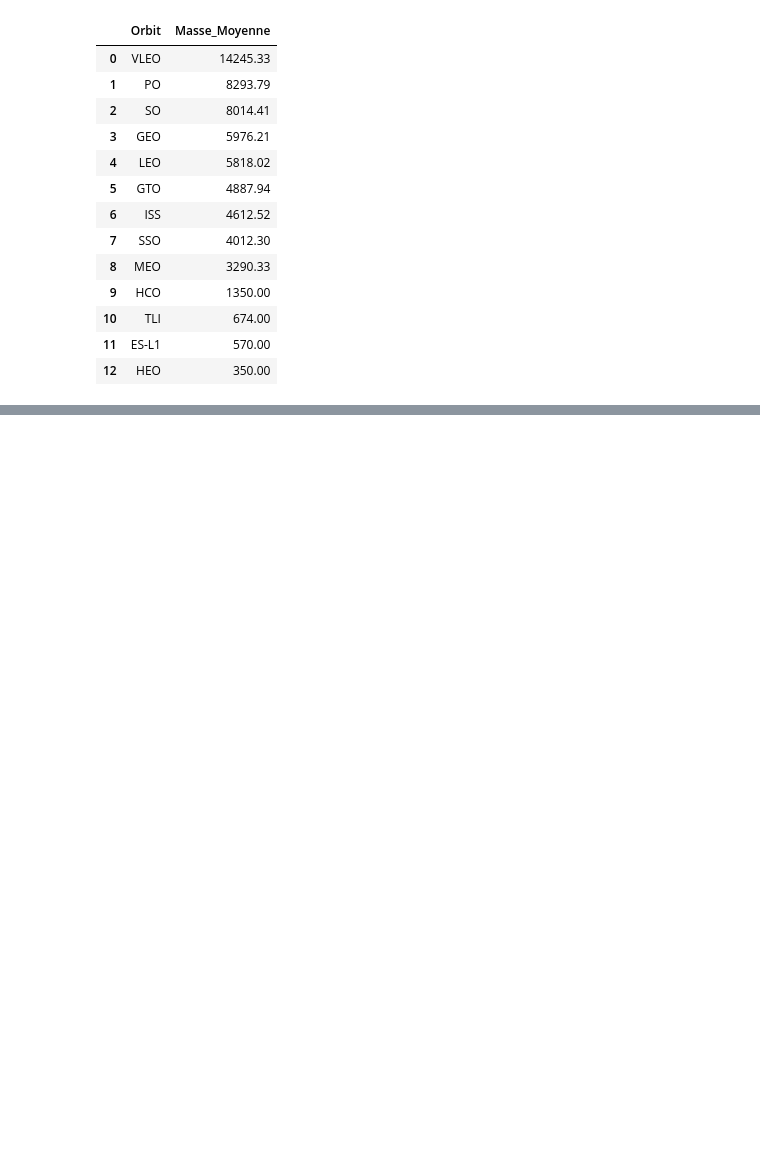
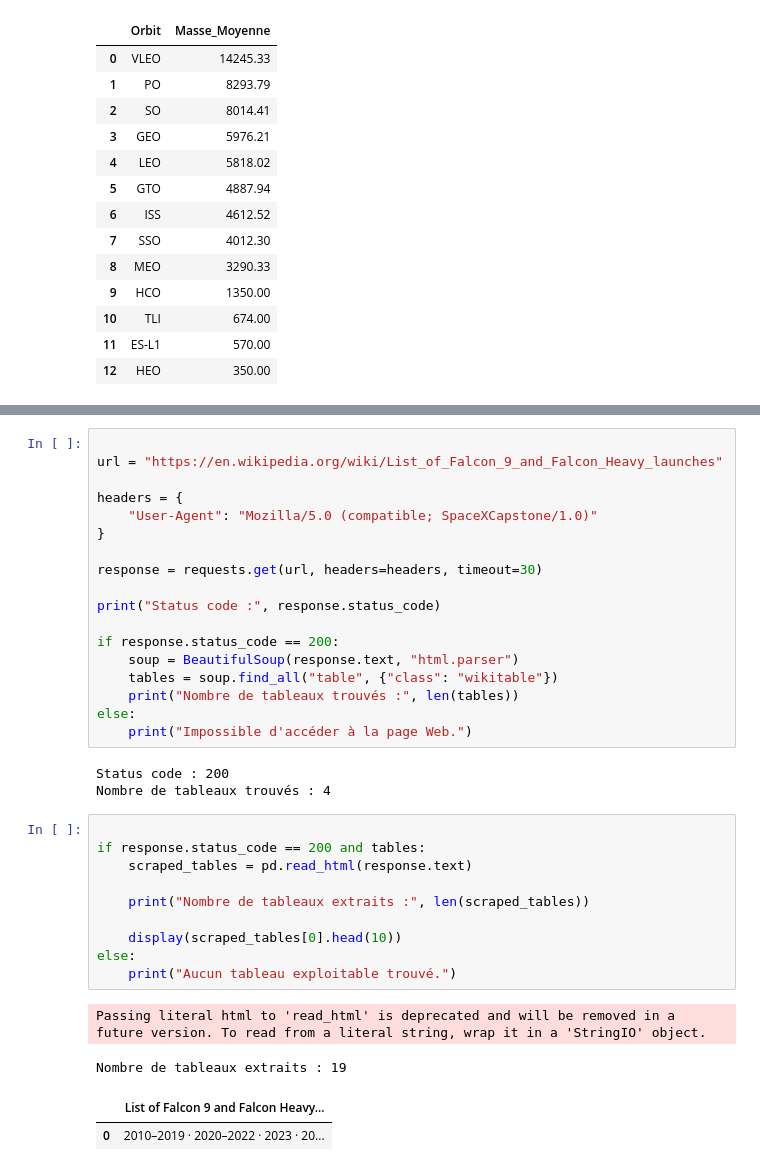
Before and after one commit to franck2908/IBM-Applied-Data-Science-Capstone, a Jupyter notebook: 01_data_collection.ipynb, the cells around one changed output, grey strips where cells are left out. Drawn from its saved outputs; the diff is of its cells as text; blank space fills up the shorter version.

```diff
--- a/01_data_collection.ipynb
+++ b/01_data_collection.ipynb
@@ -435,0 +596,36 @@ spacex_map
+# %%
+
+url = "https://en.wikipedia.org/wiki/List_of_Falcon_9_and_Falcon_Heavy_launches"
+
+headers = {
+    "User-Agent": "Mozilla/5.0 (compatible; SpaceXCapstone/1.0)"
+}
+
+response = requests.get(url, headers=headers, timeout=30)
+
+print("Status code :", response.status_code)
+
+if response.status_code == 200:
+    soup = BeautifulSoup(response.text, "html.parser")
+    tables = soup.find_all("table", {"class": "wikitable"})
+    print("Nombre de tableaux trouvés :", len(tables))
+else:
+    print("Impossible d'accéder à la page Web.")
+# %% [output]
+Status code : 200
+Nombre de tableaux trouvés : 4
+# %%
+
+if response.status_code == 200 and tables:
+    scraped_tables = pd.read_html(response.text)
+
+    print("Nombre de tableaux extraits :", len(scraped_tables))
+
+    display(scraped_tables[0].head(10))
+else:
+    print("Aucun tableau exploitable trouvé.")
+# %% [output]
+Passing literal html to 'read_html' is deprecated and will be removed in a future version. To read from a literal string, wrap it in a 'StringIO' object.
+Nombre de tableaux extraits : 19
+|  | List of Falcon 9 and Falcon Heavy... |
+| 0 | 2010–2019 · 2020–2022 · 2023 · 20... |
```
Also changed, not shown: parts of 11 cells of this notebook.
